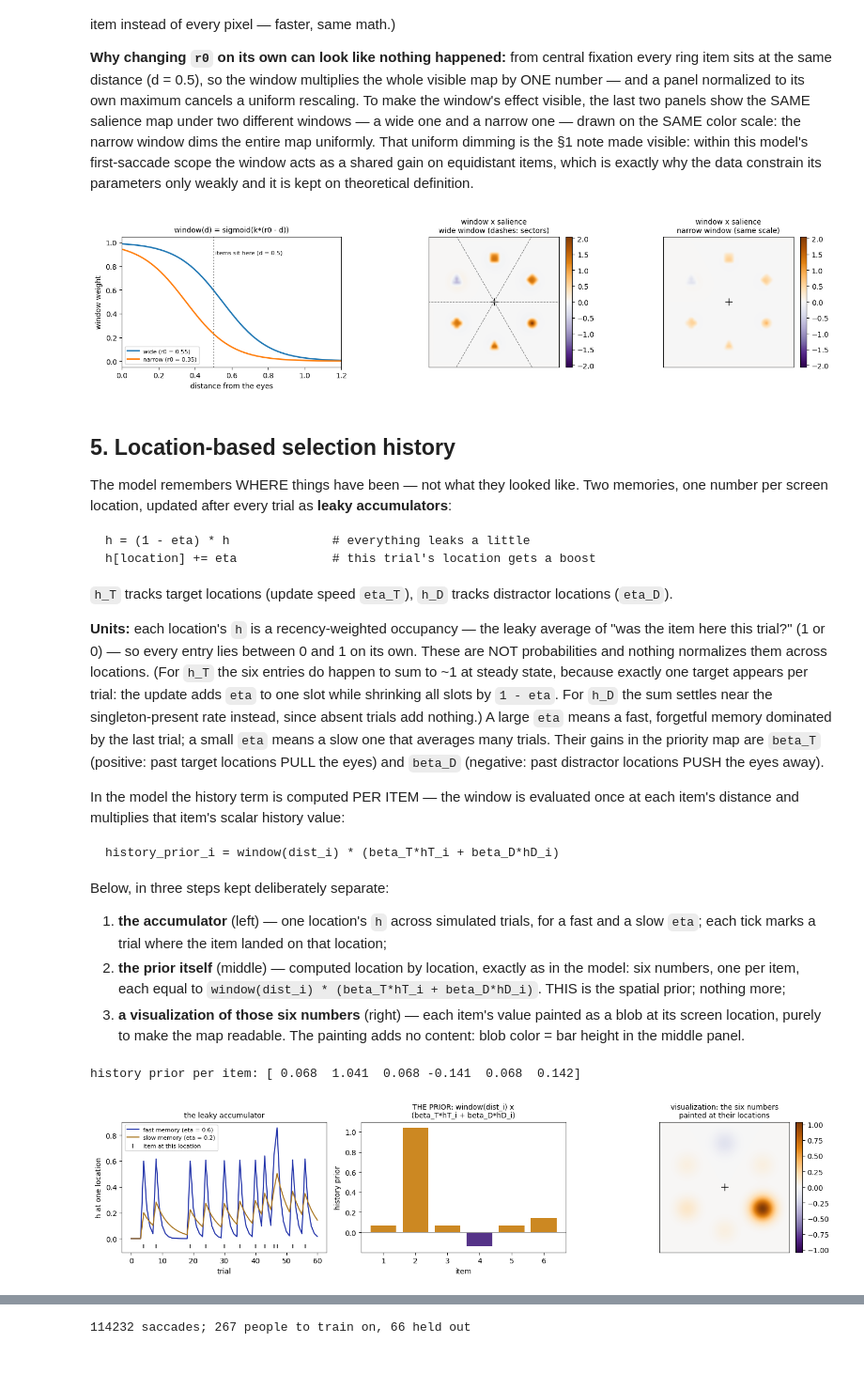
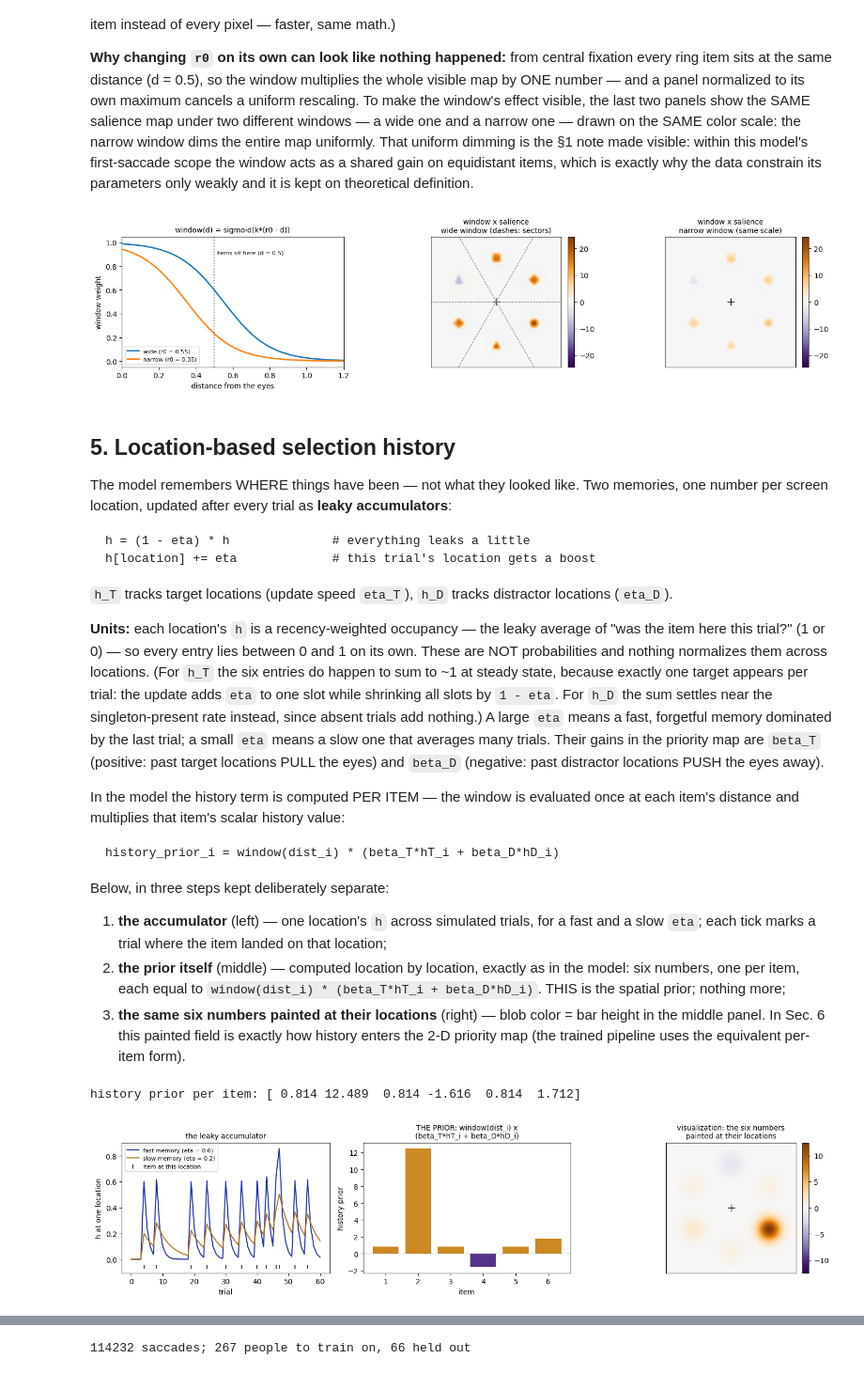
Before and after one commit to HanZhang-psych/Ego-Spatial-Sense, a Jupyter notebook: Visual-Search/tutorial_visual_search.ipynb, the cells around one changed output, grey strips where cells are left out. Shown at 94% size. Saved outputs shown, nothing was run; the diff lists cells and outputs as text; code cells hidden in the pictures.

```diff
--- a/Visual-Search/tutorial_visual_search.ipynb
+++ b/Visual-Search/tutorial_visual_search.ipynb
@@ -178,7 +178,10 @@ scaled to its own maximum — so turning a knob changes only its own
 panel, and magnitudes are compared by reading the color bars, not
 the color intensity.
 # %%
-gT_demo, gD_demo, gF_demo = 1.5, 0.8, 1.2      # placeholder gains
+# placeholder gains - arbitrary units; magnitudes picked so the demo
+# maps and Sec. 6 probabilities are visibly structured (training
+# replaces them with fitted values on standardized evidence)
+gT_demo, gD_demo, gF_demo = 18.0, 10.0, 14.0
 
 TARG, SING = 1, 4
 items = [dict(x=pos[j][0], y=pos[j][1],
@@ -402,7 +405,7 @@ for ax, m, ttl in [(axes[1], priority_wide,
 plt.tight_layout()
 plt.show()
 # %% [output]
-[figure, old version]
+[figure, new version]
 # %% [markdown]
 ## 5. Location-based selection history
 
@@ -445,10 +448,10 @@ Below, in three steps kept deliberately separate:
    exactly as in the model: six numbers, one per item, each equal
    to `window(dist_i) * (beta_T*hT_i + beta_D*hD_i)`. THIS is the
    spatial prior; nothing more;
-3. **a visualization of those six numbers** (right) — each item's
-   value painted as a blob at its screen location, purely to make
-   the map readable. The painting adds no content: blob color =
-   bar height in the middle panel.
+3. **the same six numbers painted at their locations** (right) —
+   blob color = bar height in the middle panel. In Sec. 6 this
+   painted field is exactly how history enters the 2-D priority
+   map (the trained pipeline uses the equivalent per-item form).
 # %%
 rng = np.random.default_rng(4)
 hits = rng.random(60) < 0.3                 # trials landing on this location
@@ -469,7 +472,8 @@ def paint_slots(vals, sig=0.09):
 # (one target per trial), h_D to ~the singleton-present rate
 hT_demo = np.array([0.05, 0.70, 0.05, 0.05, 0.05, 0.10])  # target often at slot 2
 hD_demo = np.array([0.02, 0.02, 0.02, 0.60, 0.02, 0.02])  # distractor often at slot 4
-betaT_demo, betaD_demo = 2.5, -0.6                    # placeholder gains
+betaT_demo, betaD_demo = 30.0, -7.0     # placeholder gains (same units
+                                        # as the Sec. 3 demo gains)
 
 # ---- THE PRIOR, location by location (the model's actual quantity) ----
 history_prior = np.zeros(6)
@@ -481,32 +485,32 @@ for i in range(6):
 print("history prior per item:", history_prior.round(3))
 
 # ---- VISUALIZATION ONLY: paint each item's number at its location ----
 prior_img = paint_slots(history_prior)
 
 fig, axes = plt.subplots(1, 3, figsize=(14.5, 3.6))
 axes[0].plot(h_fast, color="#2233aa", label="fast memory (eta = 0.6)")
 axes[0].plot(h_slow, color="#aa7722", label="slow memory (eta = 0.2)")
 axes[0].scatter(np.where(hits)[0]+1, np.full(hits.sum(), -0.06),
                 marker="|", color="#444444", label="item at this location")
 axes[0].set_xlabel("trial"); axes[0].set_ylabel("h at one location")
 axes[0].set_title("the leaky accumulator", fontsize=10)
 axes[0].legend(fontsize=8)
 cols = ["#cc8822" if v_ >= 0 else "#553388" for v_ in history_prior]
 axes[1].bar(range(1, 7), history_prior, color=cols)
 axes[1].axhline(0, color="#999999", lw=0.8)
 axes[1].set_xlabel("item"); axes[1].set_ylabel("history prior")
 axes[1].set_title("THE PRIOR: window(dist_i) x\n"
                   "(beta_T*hT_i + beta_D*hD_i)", fontsize=10)
 v = np.abs(prior_img).max()
 im_p = axes[2].imshow(prior_img, origin="lower", cmap="PuOr_r",
                       vmin=-v, vmax=v)
 axes[2].plot(cx, cy, "k+", ms=10)
 axes[2].set_title("visualization: the six numbers\n"
                   "painted at their locations", fontsize=10)
 axes[2].set_xticks([]); axes[2].set_yticks([])
 fig.colorbar(im_p, ax=axes[2], fraction=0.046, pad=0.03)
 plt.tight_layout()
 plt.show()
 # %% [output]
-history prior per item: [ 0.068  1.041  0.068 -0.141  0.068  0.142]
+history prior per item: [ 0.814 12.489  0.814 -1.616  0.814  1.712]
-[figure, old version]
+[figure, new version]
```
Also changed, not shown: parts of 11 cells of this notebook.
